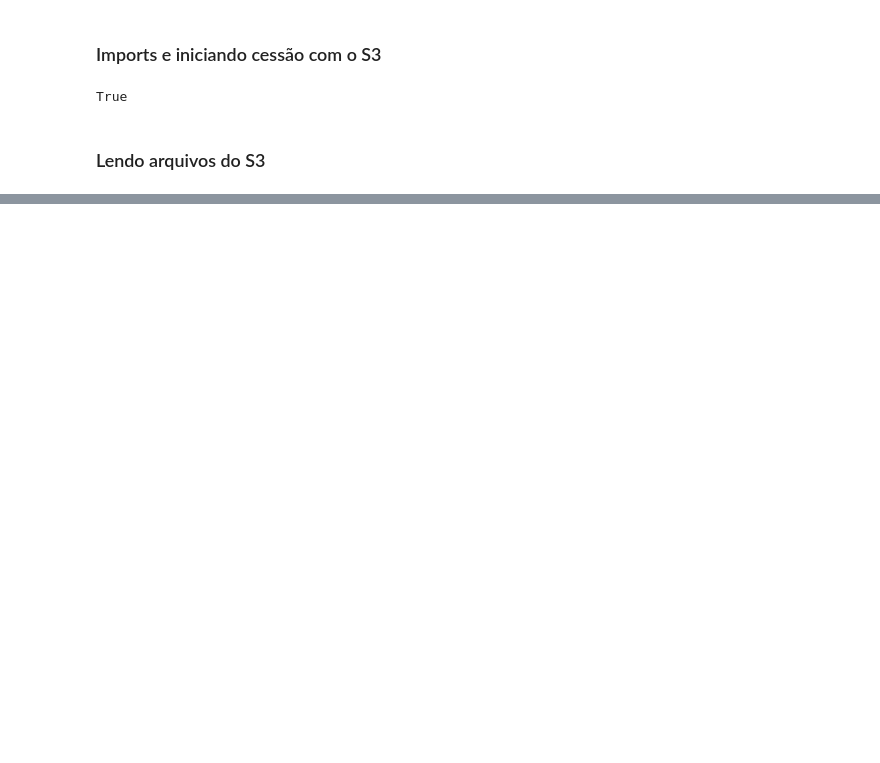
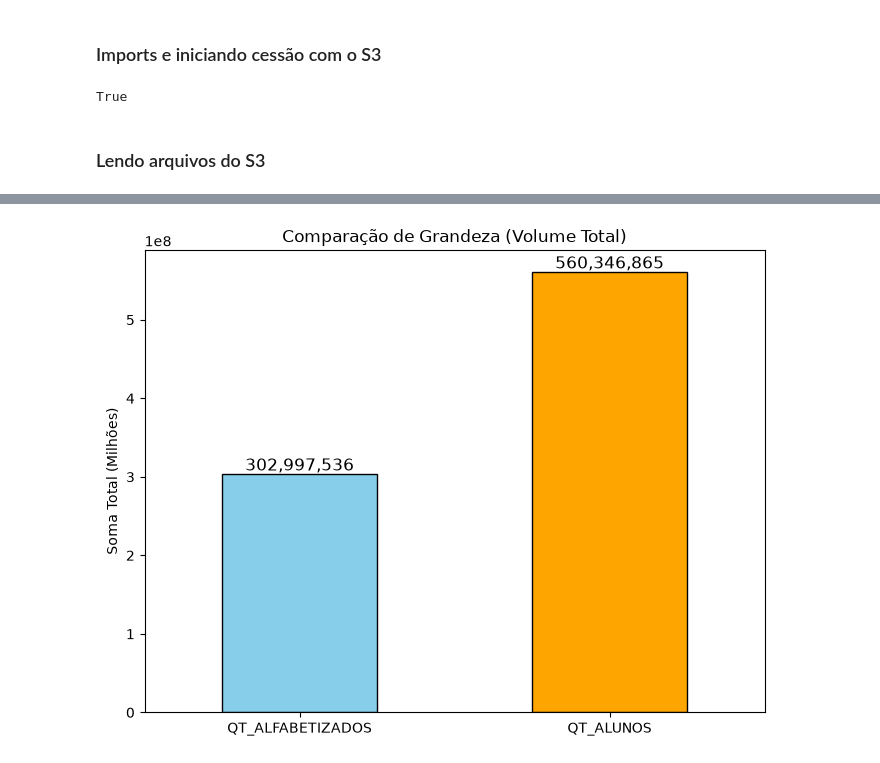
Before and after one commit to LucasRuizMartins/fiap_tech_challenge_03, a Jupyter notebook: notebooks/01 - pipeline.ipynb, the cells around one changed output, grey strips where cells are left out. Drawn from its saved outputs; the diff is of its cells as text; code cells hidden in the pictures; blank space fills up the shorter version.

```diff
--- a/notebooks/01 - pipeline.ipynb
+++ b/notebooks/01 - pipeline.ipynb
@@ -142,0 +123,19 @@ dtype: int64
+# %%
+import matplotlib.pyplot as plt
+
+plt.figure(figsize=(8, 6))
+
+totais = df_meta[['QT_ALFABETIZADOS', 'QT_ALUNOS']].sum()
+totais.plot.bar(color=['skyblue', 'orange'], edgecolor='black')
+
+plt.title('Comparação de Grandeza (Volume Total)')
+plt.ylabel('Soma Total (Milhões)')
+plt.xticks(rotation=0) # Deixa o texto do eixo X deitado (horizontal)
+
+
+for i, valor in enumerate(totais):
+    plt.text(i, valor, f'{valor:,.0f}', ha='center', va='bottom', fontsize=12)
+
+plt.show()
+# %% [output]
+[figure, added]
```
Also changed, not shown: parts of 7 cells of this notebook, 2 other files.
